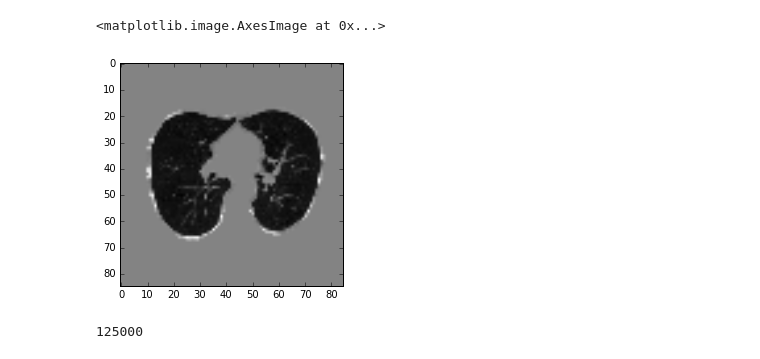
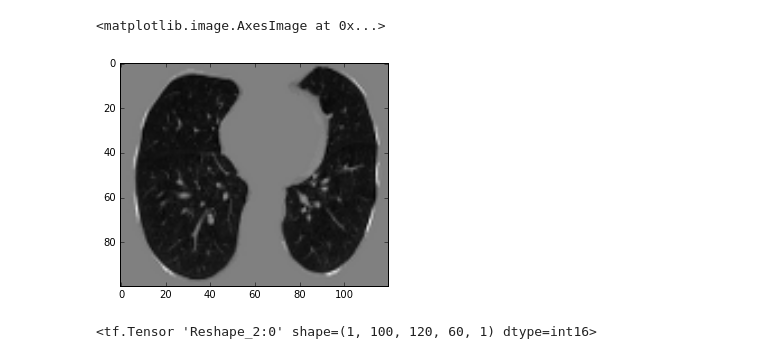
Before and after one commit to boleszek/DSB2017_nodule-detector, a Jupyter notebook: TF3Dconvnet_firstpass.ipynb, the cells around one changed output. Drawn from its saved outputs; the diff is of its cells as text; code cells hidden in the pictures.

```diff
--- a/TF3Dconvnet_firstpass.ipynb
+++ b/TF3Dconvnet_firstpass.ipynb
@@ -111,18 +114,14 @@ def train_neural_network(x):
 # train_neural_network(x)
 # %%
 import numpy as np
-array_fold = '3Darrays_sample'
+array_fold = '3Darrays_stage1'
 aname = '0a0c32c9e08cc2ea76a71649de56be6d.npy'
 test_data = np.load(array_fold+'/'+aname)
 # %%
 import matplotlib.pyplot as plt
 %matplotlib inline
-plt.imshow(test_data[164][::4,::4],cmap='gray')
+plt.imshow(test_data[20,:,:],cmap='gray')
 # make images 50X50x50
 # %% [output]
 <matplotlib.image.AxesImage at 0x...>
-[figure, old version]
+[figure, new version]
-# %%
-50*50*50
-# %% [output]
-125000
@@ -128,0 +135,4 @@ plt.imshow(test_data[164][::4,::4],cmap='gray')
+# %%
+x
+# %% [output]
+<tf.Tensor 'Reshape_2:0' shape=(1, 100, 120, 60, 1) dtype=int16>
```
Also changed, not shown: parts of 3 cells of this notebook.
